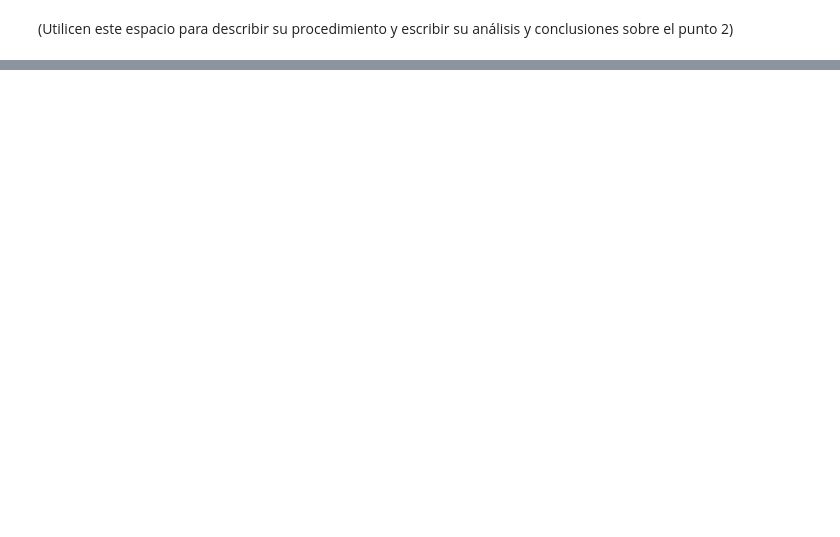
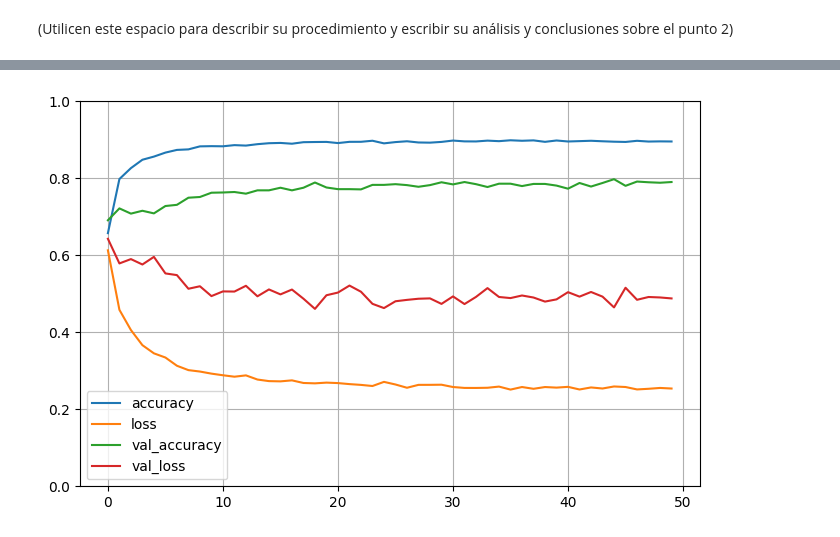
Before and after one commit to Crismaro19/deepLearningTalleres, a Jupyter notebook: semana3/S2TCPEP2.ipynb, the cells around one changed output, grey strips where cells are left out. Saved outputs shown, nothing was run; the diff lists cells and outputs as text; code cells hidden in the pictures; blank space fills up the shorter version.

```diff
--- a/semana3/S2TCPEP2.ipynb
+++ b/semana3/S2TCPEP2.ipynb
@@ -489,0 +391,31 @@ array([[0.],
+# %%
+# Se separan los datos en test y train
+X_train_full, X_test, y_train_full, y_test = train_test_split(x2, y, stratify=y, test_size=0.2, random_state=42)
+X_train, X_valid, y_train, y_valid = train_test_split(X_train_full, y_train_full, stratify=y_train_full, test_size=0.2, random_state=42)
+
+smote = SMOTE(random_state=42)
+X_train_smote, y_train_smote = smote.fit_resample(X_train, y_train)
+
+# Se realiza el escalamiento de los datos
+scaler = StandardScaler()
+X_train_scaled = scaler.fit_transform(X_train_smote)
+X_valid_scaled = scaler.fit_transform(X_valid)
+X_test_scaled = scaler.transform(X_test)
+
+# Transformar a formato NumPy
+X_train_array = np.array(X_train_scaled, dtype=np.float32)
+X_valid_array = np.array(X_valid_scaled, dtype=np.float32)
+X_test_array = np.array(X_test_scaled, dtype=np.float32)
+
+y_train_array = np.array(y_train_smote, dtype=np.float32)
+y_valid_array = np.array(y_valid, dtype=np.float32)
+y_test_array = np.array(y_test, dtype=np.float32)
+# %%
+# Creacion de la red
+model1 = keras.models.Sequential()
+
+model1.add(keras.layers.Dense(12, activation="relu", input_shape=(X_train_array.shape[1],)))
+model1.add(keras.layers.Dropout(0.3))
+model1.add(keras.layers.Dense(6, activation="relu"))
+model1.add(keras.layers.Dropout(0.2))
+model1.add(keras.layers.Dense(1, activation="sigmoid"))
@@ -489,0 +443,6 @@ array([[0.],
+# %%
+# Compilacion del modelo
+model1.compile(optimizer='adam', loss='binary_crossentropy', metrics=['accuracy'])
+# %%
+# Entrenamiento del modelo
+history1 = model1.fit(X_train_array, y_train_array, epochs=50, validation_data=(X_valid_array, y_valid_array))
@@ -489,0 +467,8 @@ array([[0.],
+# %%
+# graficar el entrenamiento del modelo
+pd.DataFrame(history1.history).plot(figsize=(8, 5))
+plt.grid(True)
+plt.gca().set_ylim(0, 1) # set the vertical range to [0-1]
+plt.show()
+# %% [output]
+[figure, added]
```
Also changed, not shown: parts of 68 cells of this notebook, 1 other file.
